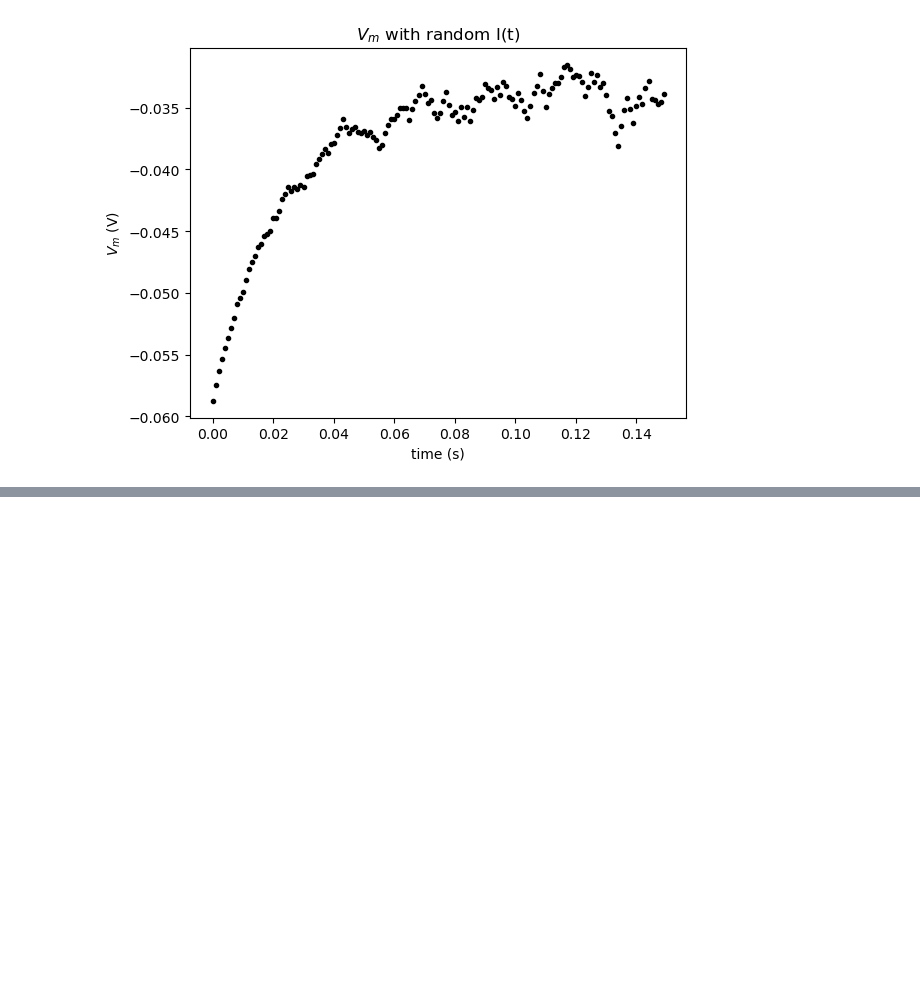
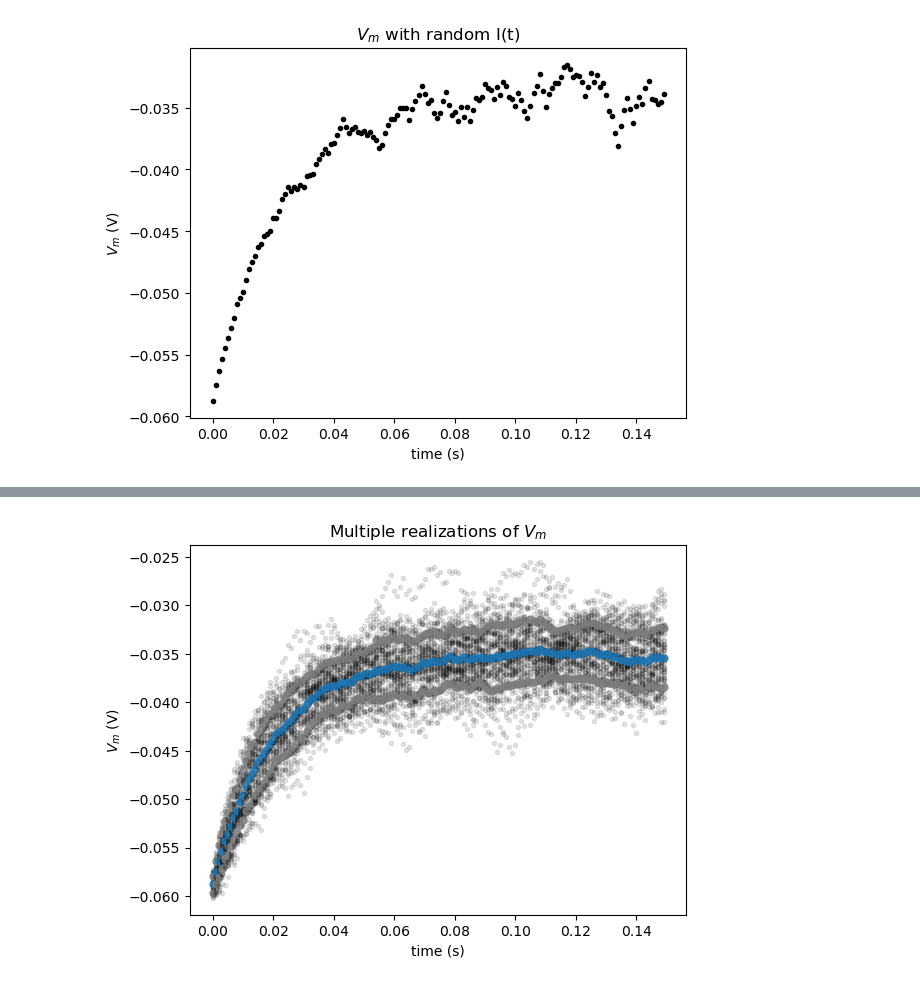
Before and after one commit to 322Simon/Neuromatchacademy, a Jupyter notebook: LIF_Neuron_Part_I.ipynb, the cells around one changed output, grey strips where cells are left out. Cells and saved outputs as stored; diff of their text form; code cells hidden in the pictures; blank space fills up the shorter version.

```diff
--- a/LIF_Neuron_Part_I.ipynb
+++ b/LIF_Neuron_Part_I.ipynb
@@ -192,0 +294,62 @@ plt.show()
+# %%
+# Set random number generator
+np.random.seed(2020)
+
+# Initialize step_end and n
+step_end = int(t_max / dt)
+n = 50
+
+# Intiatialize the list v_n with 50 values of membrane leak potential el
+v_n = [el] * n
+
+# Initialize the figure
+plt.figure()
+plt.title('Multiple realizations of $V_m$')
+plt.xlabel('time (s)')
+plt.ylabel('$V_m$ (V)')
+
+# Loop for step_end steps
+for step in range(step_end):
+
+  # Compute value of t
+  t = step * dt
+
+  # Loop for n simulations
+  for j in range(0, n):
+
+    # Compute value of i at this time step
+    i = i_mean * (1 + 0.1 * (t_max/dt)**(0.5) * (2* np.random.random() - 1))
+
+    # Compute value of v for this simulation
+    v_n[j] = v_n[j] + (dt / tau) * (el - v_n[j] + r*i)
+
+  # Compute sample mean
+  v_mean = sum(v_n) / n
+
+  # Initialize a list `v_var_n` with the contribution of each V_n(t) to
+  # Var(t) with a list comprehension over values of v_n
+  v_var_n = [(v - v_mean) ** 2 for v in v_n]
+
+  # Compute sample variance v_var by summing the values of v_var_n with sum and dividing by n-1
+  v_var = sum(v_var_n) / (n - 1)
+
+  # Compute the standard deviation v_std with the function np.sqrt
+  v_std = np.sqrt(v_var)
+
+  # Plot simulations
+  plt.plot(n*[t], v_n, 'k.', alpha=0.1)
+
+  # Plot sample mean using alpha=0.8 and'C0.' for blue
+  plt.plot(t, v_mean, 'C0.', alpha=0.8, markersize=10)
+
+  # Plot mean + standard deviation with alpha=0.8 and argument 'C7.'
+  plt.plot(t, v_mean + v_std, 'C7.', alpha=0.8, markersize=10)
+
+  # Plot mean - standard deviation with alpha=0.8 and argument 'C7.'
+  plt.plot(t, v_mean - v_std, 'C7.', alpha=0.8, markersize=10)
+
+
+# Display plot
+plt.show()
+# %% [output]
+[figure, added]
```
Also changed, not shown: parts of 3 cells of this notebook.
